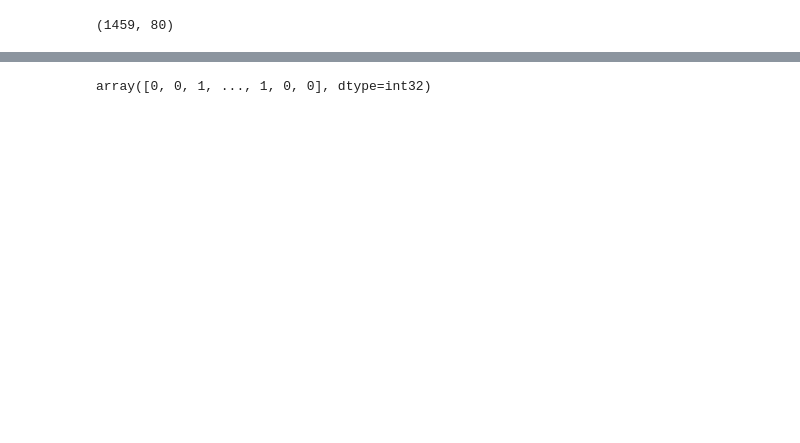
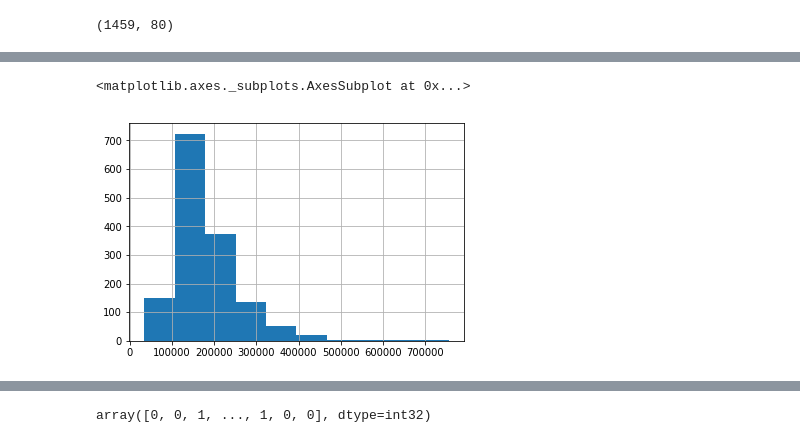
Before and after one commit to takoloco/w207, a Jupyter notebook: final/tako_hisada_housing-prices.ipynb, the cells around one changed output, grey strips where cells are left out. Saved outputs shown, nothing was run; the diff lists cells and outputs as text; code cells hidden in the pictures; blank space fills up the shorter version.

```diff
--- a/final/tako_hisada_housing-prices.ipynb
+++ b/final/tako_hisada_housing-prices.ipynb
@@ -36,6 +114,11 @@ print test_housing.shape
 train_data, train_price = train_housing.loc[:,'Id':'SaleCondition'], train_housing['SalePrice']
 # %%
 test_data = test_housing
+# %%
+train_price.hist()
+# %% [output]
+<matplotlib.axes._subplots.AxesSubplot at 0x...>
+[figure, added]
 # %%
 X = pd.DataFrame(train_price.values.reshape(-1, 1))
 
```
Also changed, not shown: parts of 29 cells of this notebook.
